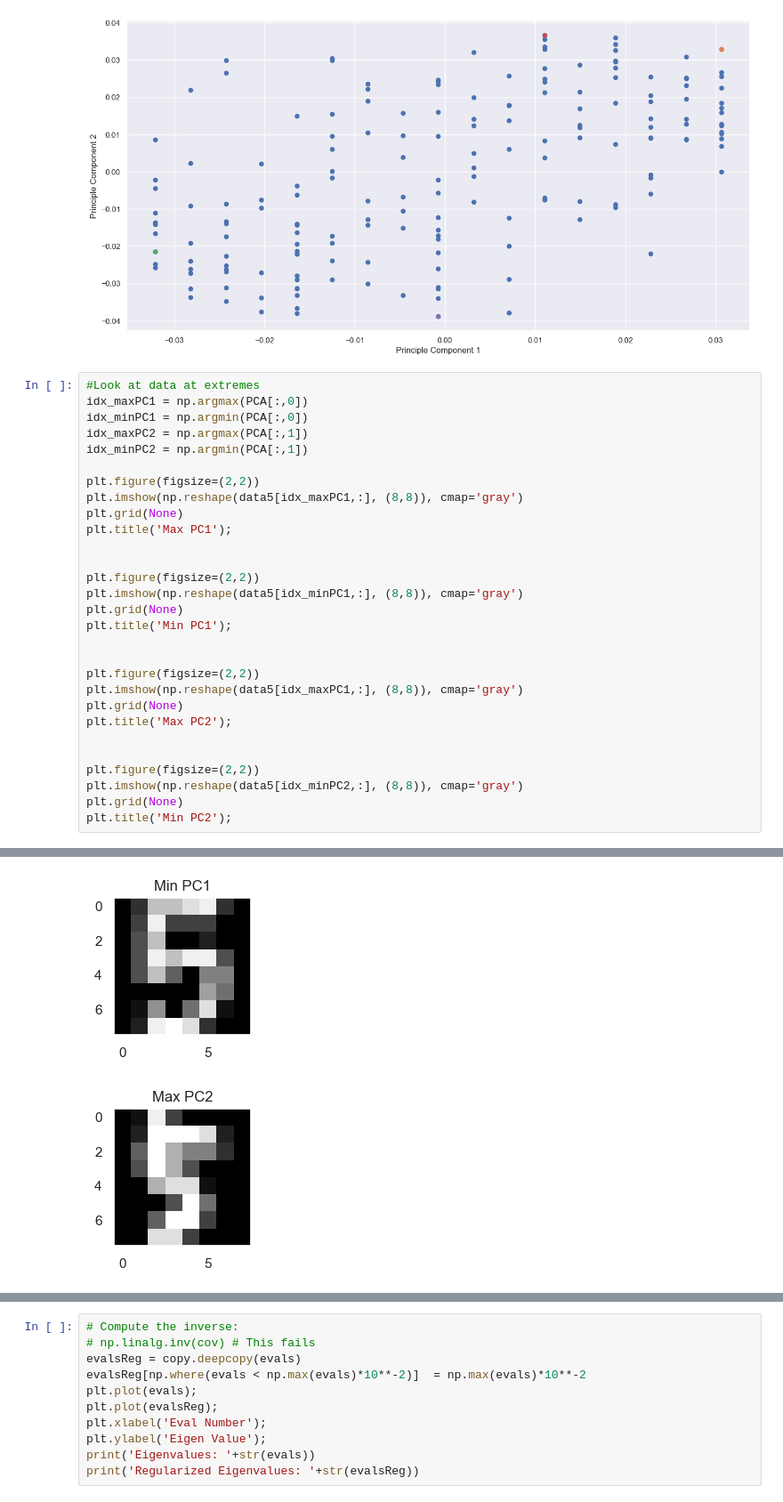
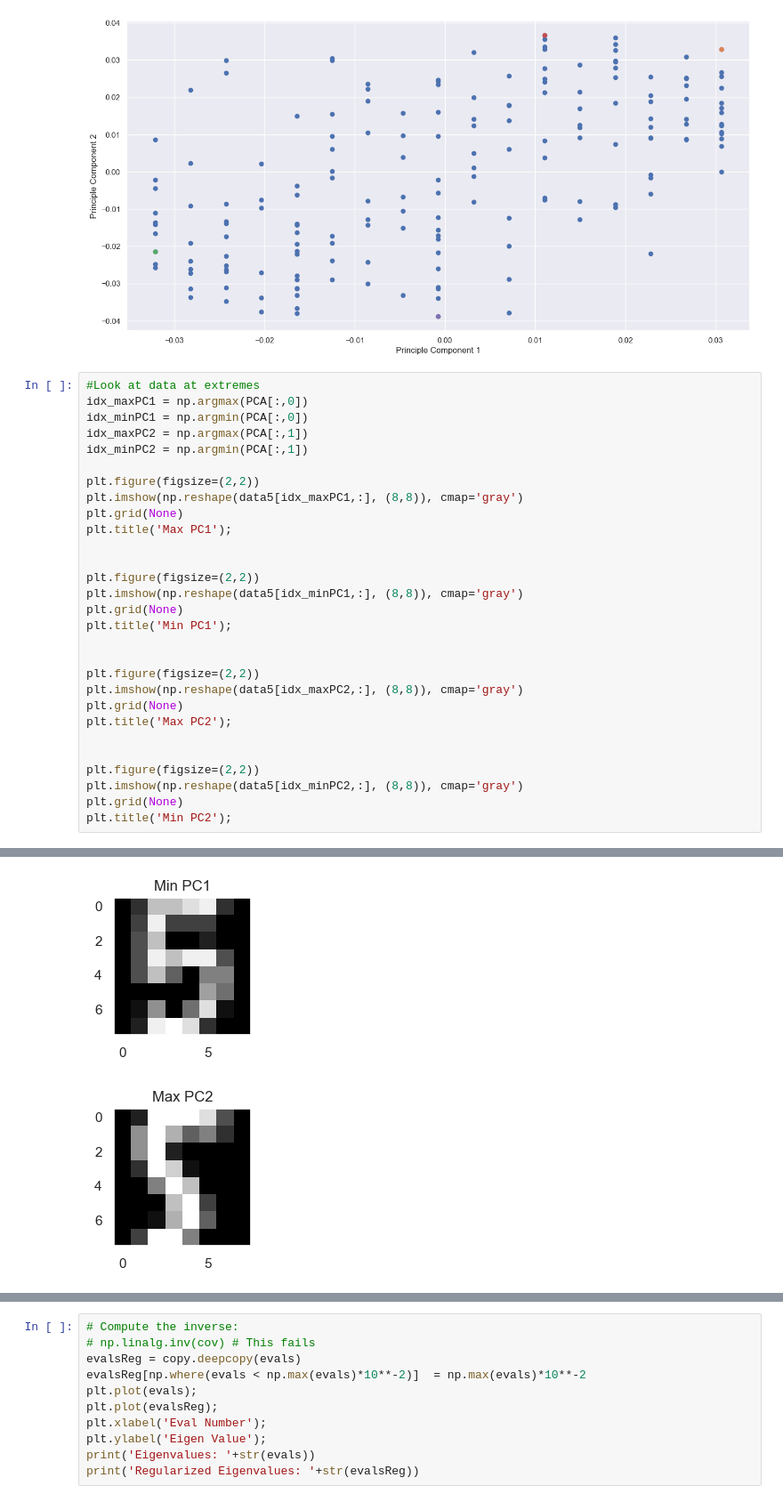
Before and after one commit to wbasener/Classification-in-Python, a Jupyter notebook: Multivariate_Gaussian.ipynb, the cells around one changed output, grey strips where cells are left out. Shown at 89% size. Drawn from its saved outputs; the diff is of its cells as text.

```diff
--- a/Multivariate_Gaussian.ipynb
+++ b/Multivariate_Gaussian.ipynb
@@ -327,35 +327,35 @@ plt.ylabel('Principle Component 2');#Look at data at extremes
 #Look at data at extremes
 idx_maxPC1 = np.argmax(PCA[:,0])
 idx_minPC1 = np.argmin(PCA[:,0])
 idx_maxPC2 = np.argmax(PCA[:,1])
 idx_minPC2 = np.argmin(PCA[:,1])
 
 plt.figure(figsize=(2,2))
 plt.imshow(np.reshape(data5[idx_maxPC1,:], (8,8)), cmap='gray')
 plt.grid(None)
 plt.title('Max PC1');
 
 
 plt.figure(figsize=(2,2))
 plt.imshow(np.reshape(data5[idx_minPC1,:], (8,8)), cmap='gray')
 plt.grid(None)
 plt.title('Min PC1');
 
 
 plt.figure(figsize=(2,2))
-plt.imshow(np.reshape(data5[idx_maxPC1,:], (8,8)), cmap='gray')
+plt.imshow(np.reshape(data5[idx_maxPC2,:], (8,8)), cmap='gray')
 plt.grid(None)
 plt.title('Max PC2');
 
 
 plt.figure(figsize=(2,2))
 plt.imshow(np.reshape(data5[idx_minPC2,:], (8,8)), cmap='gray')
 plt.grid(None)
 plt.title('Min PC2');
 # %% [output]
 [figure]
 [figure]
-[figure, old version]
+[figure, new version]
 [figure]
 # %%
 # Compute the inverse:
```
Also changed, not shown: parts of 4 cells of this notebook.
